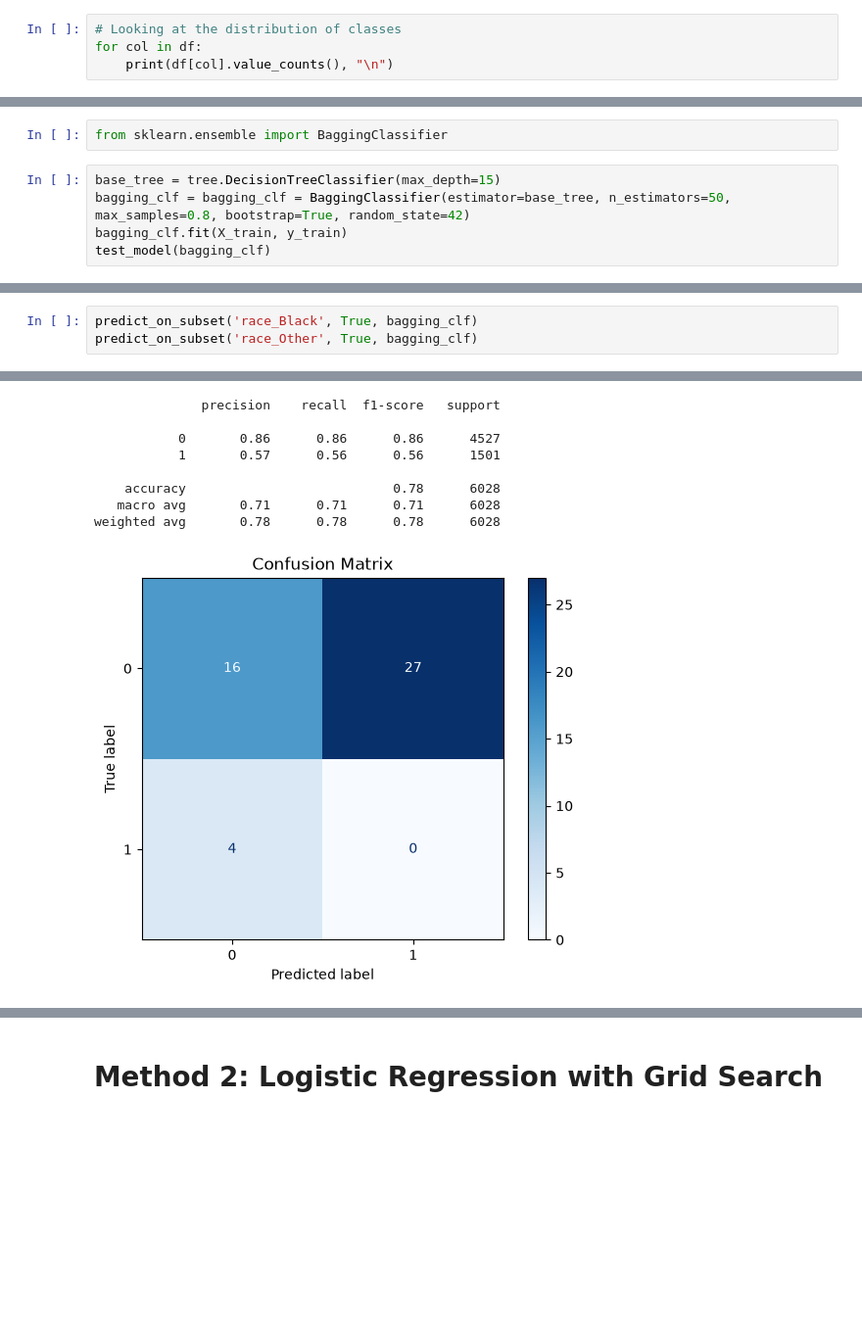
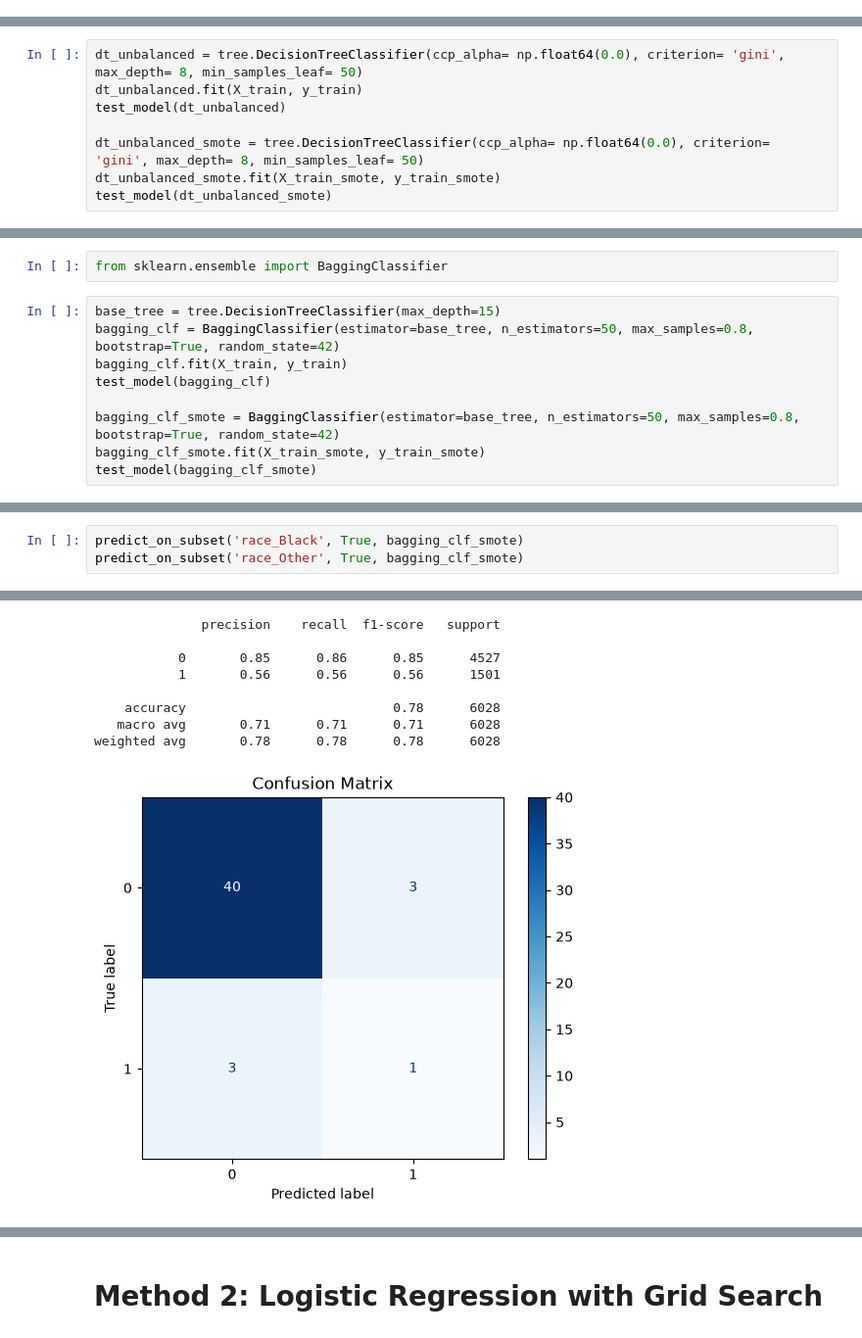
Before and after one commit to LouisUF/Intro-To-ML-Project, a Jupyter notebook: Term Project Group 19.ipynb, the cells around one changed output, grey strips where cells are left out. Shown at 98% size. Saved outputs shown, nothing was run; the diff lists cells and outputs as text; blank space fills up the shorter version.

Commit message:
Updated Decision Trees & Ensemble Learning

```diff
--- a/Term Project Group 19.ipynb
+++ b/Term Project Group 19.ipynb
@@ -489,4 +476,0 @@ print(y_test[y_test== 1].count())
-# %%
-# Looking at the distribution of classes
-for col in df:
-    print(df[col].value_counts(), "\n")
@@ -686,0 +592,8 @@ However, the limited depth is making it less prone to correctly predicting high
+# %%
+dt_unbalanced = tree.DecisionTreeClassifier(ccp_alpha= np.float64(0.0), criterion= 'gini', max_depth= 8, min_samples_leaf= 50)
+dt_unbalanced.fit(X_train, y_train)
+test_model(dt_unbalanced)
+
+dt_unbalanced_smote = tree.DecisionTreeClassifier(ccp_alpha= np.float64(0.0), criterion= 'gini', max_depth= 8, min_samples_leaf= 50)
+dt_unbalanced_smote.fit(X_train_smote, y_train_smote)
+test_model(dt_unbalanced_smote)
@@ -688,9 +735,13 @@ However, the limited depth is making it less prone to correctly predicting high
 from sklearn.ensemble import BaggingClassifier
 # %%
 base_tree = tree.DecisionTreeClassifier(max_depth=15)
-bagging_clf = bagging_clf = BaggingClassifier(estimator=base_tree, n_estimators=50, max_samples=0.8, bootstrap=True, random_state=42)
+bagging_clf = BaggingClassifier(estimator=base_tree, n_estimators=50, max_samples=0.8, bootstrap=True, random_state=42)
 bagging_clf.fit(X_train, y_train)
 test_model(bagging_clf)
+
+bagging_clf_smote = BaggingClassifier(estimator=base_tree, n_estimators=50, max_samples=0.8, bootstrap=True, random_state=42)
+bagging_clf_smote.fit(X_train_smote, y_train_smote)
+test_model(bagging_clf_smote)
 # %% [output]
               precision    recall  f1-score   support
 
@@ -704,6 +764,6 @@ weighted avg       0.83      0.83      0.83      6028
 # %%
-predict_on_subset('race_Black', True, bagging_clf)
-predict_on_subset('race_Other', True, bagging_clf)
+predict_on_subset('race_Black', True, bagging_clf_smote)
+predict_on_subset('race_Other', True, bagging_clf_smote)
 # %% [output]
               precision    recall  f1-score   support
 
@@ -717,9 +777,9 @@ weighted avg       0.78      0.78      0.78      6028
               precision    recall  f1-score   support
 
-           0       0.86      0.86      0.86      4527
-           1       0.57      0.56      0.56      1501
+           0       0.85      0.86      0.85      4527
+           1       0.56      0.56      0.56      1501
 
     accuracy                           0.78      6028
    macro avg       0.71      0.71      0.71      6028
 weighted avg       0.78      0.78      0.78      6028
-[figure, old version]
+[figure, new version]
```
Also changed, not shown: parts of 72 cells of this notebook.
